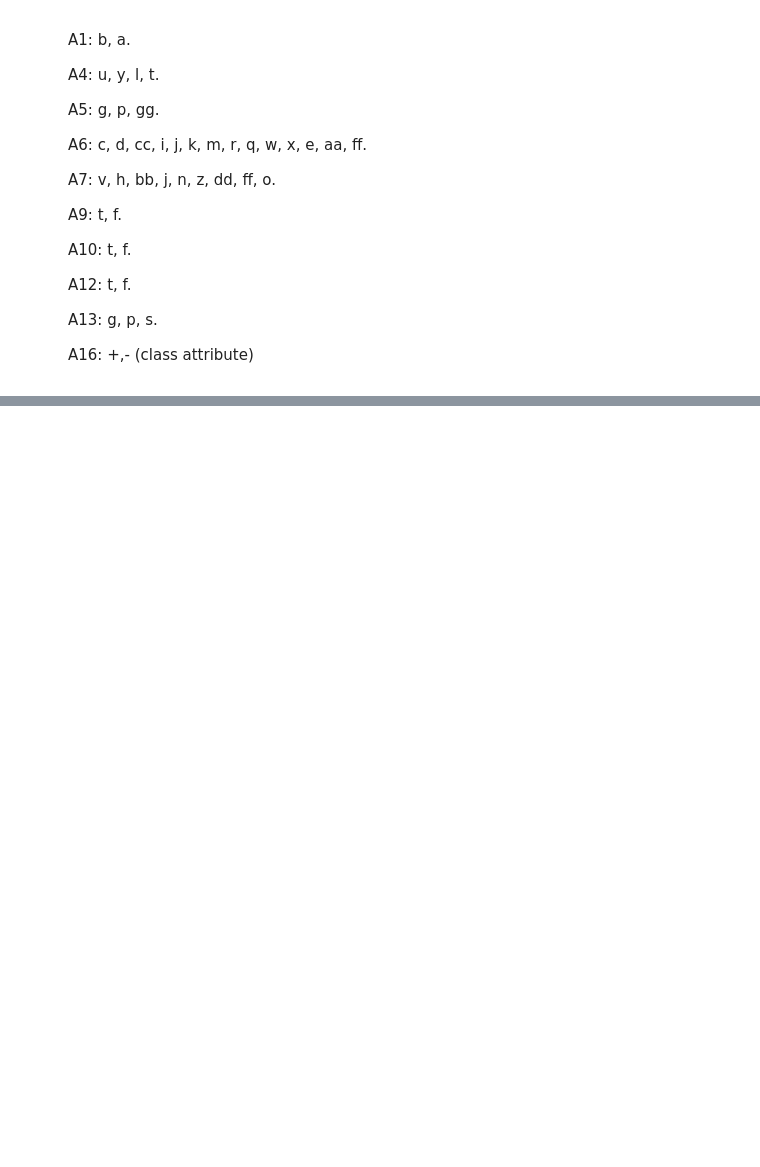
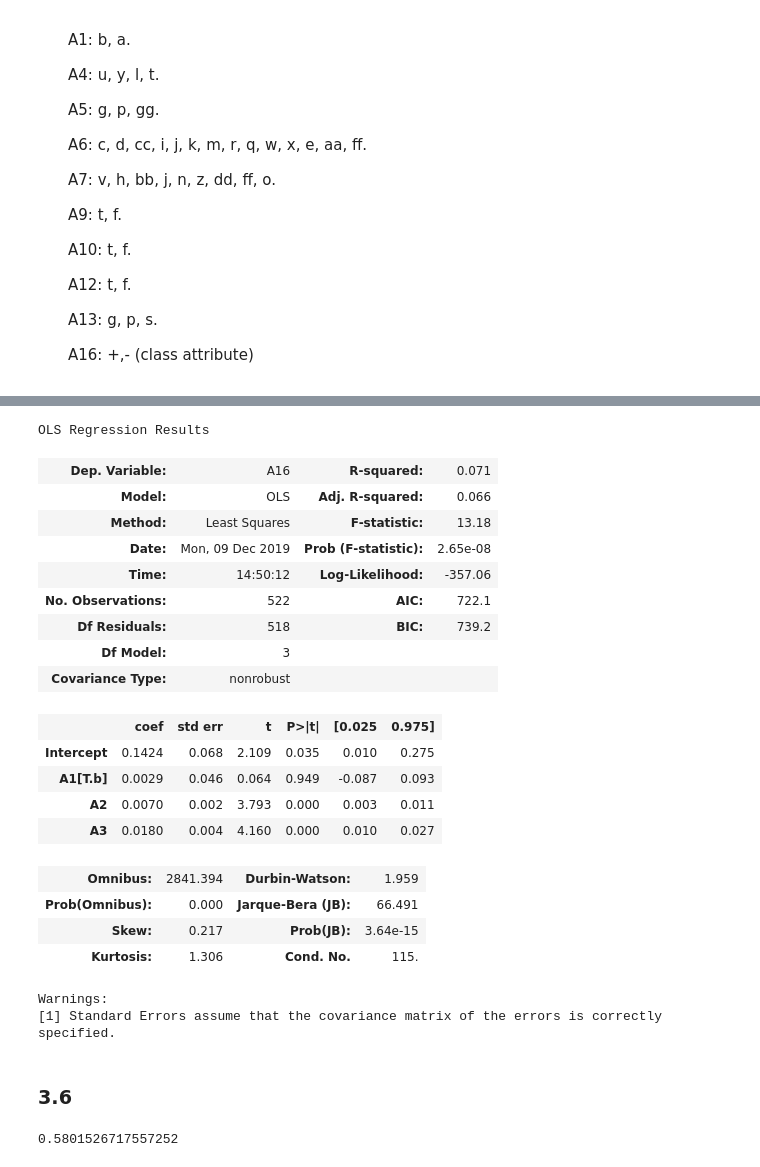
Before and after one commit to bmaxwell99/INFO-370, a Jupyter notebook: Final/In progress.ipynb, the cells around one changed output, grey strips where cells are left out. Saved outputs shown, nothing was run; the diff lists cells and outputs as text; code cells hidden in the pictures; blank space fills up the shorter version.

```diff
--- a/Final/In progress.ipynb
+++ b/Final/In progress.ipynb
@@ -273,0 +336,28 @@ data.describe()
+# %%
+#arbitrarily choose the first three variables to start with
+m = smf.ols(formula = 'A16 ~ A1 + A2 + A3', data=train).fit()
+m.summary()
+# %% [output]
+OLS Regression Results
+| Dep. Variable: | A16 | R-squared: | 0.071 |
+| Model: | OLS | Adj. R-squared: | 0.066 |
+| Method: | Least Squares | F-statistic: | 13.18 |
+| Date: | Mon, 09 Dec 2019 | Prob (F-statistic): | 2.65e-08 |
+| Time: | 14:50:12 | Log-Likelihood: | -357.06 |
+| No. Observations: | 522 | AIC: | 722.1 |
+| Df Residuals: | 518 | BIC: | 739.2 |
+| Df Model: | 3 |  |  |
+| Covariance Type: | nonrobust |  |  |
+|  | coef | std err | t | P>|t| | [0.025 | 0.975] |
+| Intercept | 0.1424 | 0.068 | 2.109 | 0.035 | 0.010 | 0.275 |
+| A1[T.b] | 0.0029 | 0.046 | 0.064 | 0.949 | -0.087 | 0.093 |
+| A2 | 0.0070 | 0.002 | 3.793 | 0.000 | 0.003 | 0.011 |
+| A3 | 0.0180 | 0.004 | 4.160 | 0.000 | 0.010 | 0.027 |
+| Omnibus: | 2841.394 | Durbin-Watson: | 1.959 |
+| Prob(Omnibus): | 0.000 | Jarque-Bera (JB): | 66.491 |
+| Skew: | 0.217 | Prob(JB): | 3.64e-15 |
+| Kurtosis: | 1.306 | Cond. No. | 115. |
+Warnings:
+[1] Standard Errors assume that the covariance matrix of the errors is correctly specified.
+# %% [markdown]
+### 3.6
@@ -273,0 +377,5 @@ data.describe()
+# %%
+#OLS with 'A16 ~ A1 + A2 + A3'
+accuracy(m)
+# %% [output]
+0.5801526717557252
```
Also changed, not shown: parts of 30 cells of this notebook, 1 other file.
